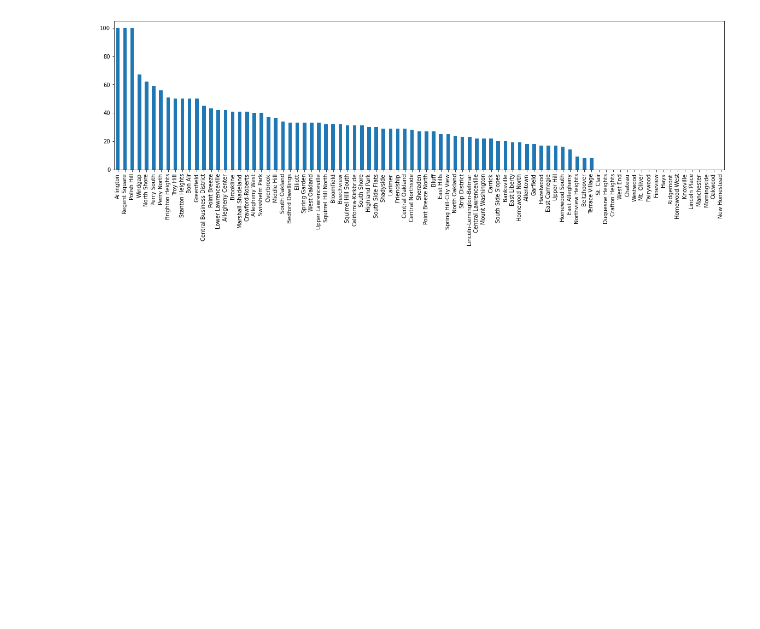
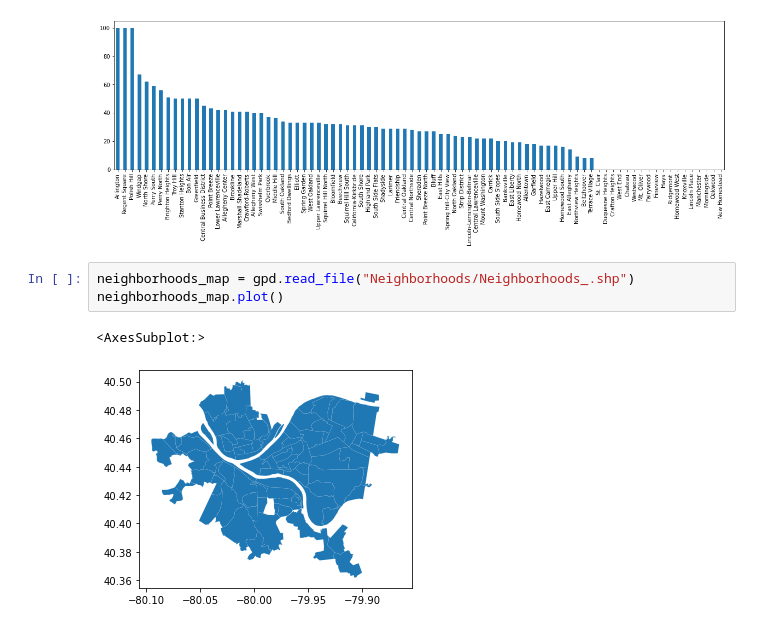
Before and after one commit to Steven-Jarmell/CS0010-FinalProject, a Jupyter notebook: ConnorNotebook .ipynb, the cells around one changed output. Cells and saved outputs as stored; diff of their text form; blank space fills up the shorter version.

```diff
--- a/ConnorNotebook .ipynb
+++ b/ConnorNotebook .ipynb
@@ -93,3 +94,9 @@ scores.plot.bar(figsize = (20,5))
 # %% [output]
 <AxesSubplot:>
 [figure]
+# %%
+neighborhoods_map = gpd.read_file("Neighborhoods/Neighborhoods_.shp")
+neighborhoods_map.plot()
+# %% [output]
+<AxesSubplot:>
+[figure, added]
```
Also changed, not shown: parts of 9 cells of this notebook.
